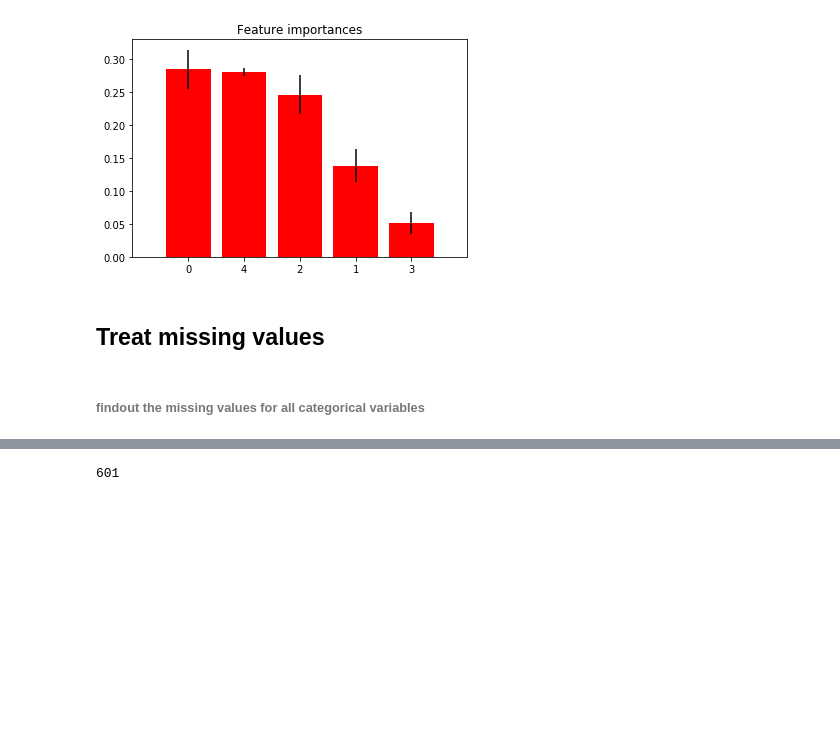
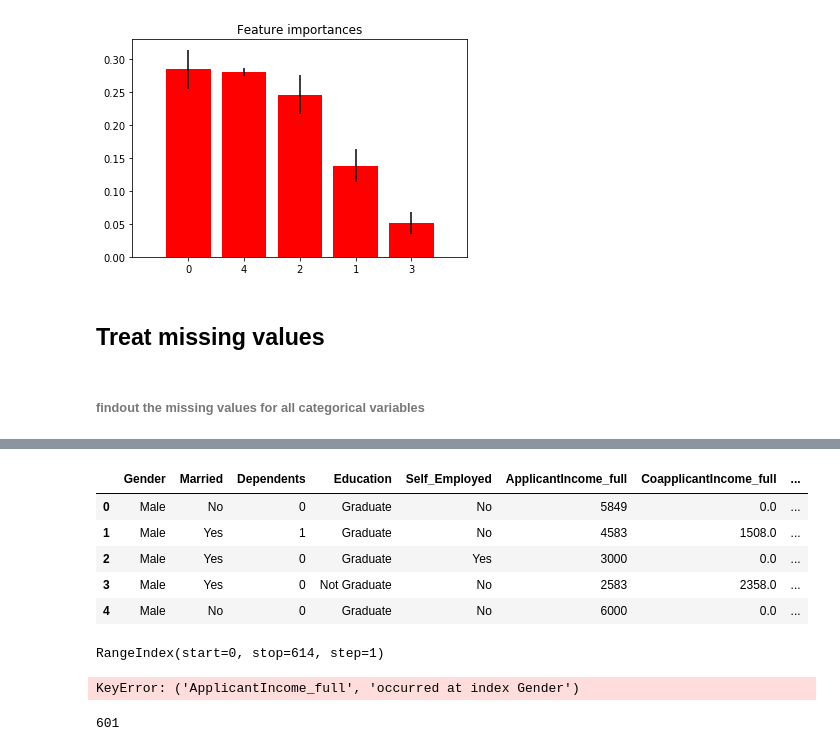
Before and after one commit to krajkumar6/MachineLearning, a Jupyter notebook: classification/Loan Prediction/Load Prediction.ipynb, the cells around one changed output, grey strips where cells are left out. Saved outputs shown, nothing was run; the diff lists cells and outputs as text; code cells hidden in the pictures; blank space fills up the shorter version.

```diff
--- a/classification/Loan Prediction/Load Prediction.ipynb
+++ b/classification/Loan Prediction/Load Prediction.ipynb
@@ -257,3 +259,22 @@ train_impute.head()
+# %%
+train_impute['Credit_History_grouped'] = train_impute['Credit_History_grouped'].apply(lambda x: 1 if x>0 else 0 )
+# %%
+train_impute.head()
+# %% [output]
+|  | Gender | Married | Dependents | Education | Self_Employed | ApplicantIncome_full | CoapplicantIncome_full | ... |
+| 0 | Male | No | 0 | Graduate | No | 5849 | 0.0 | ... |
+| 1 | Male | Yes | 1 | Graduate | No | 4583 | 1508.0 | ... |
+| 2 | Male | Yes | 0 | Graduate | Yes | 3000 | 0.0 | ... |
+| 3 | Male | Yes | 0 | Not Graduate | No | 2583 | 2358.0 | ... |
+| 4 | Male | No | 0 | Graduate | No | 6000 | 0.0 | ... |
+# %%
+train_impute.index
+# %% [output]
+RangeIndex(start=0, stop=614, step=1)
+# %%
+train_impute = train_impute.apply(lambda x: x['ApplicantIncome_grouped'] if x['ApplicantIncome_full'].isnull() else x['ApplicantIncome_full'])
+# %% [output]
+KeyError: ('ApplicantIncome_full', 'occurred at index Gender')
 # %%
 train_gender_full = train[train['Gender'].notnull()]
 len(train_gender_full)
```
Also changed, not shown: parts of 7 cells of this notebook.
